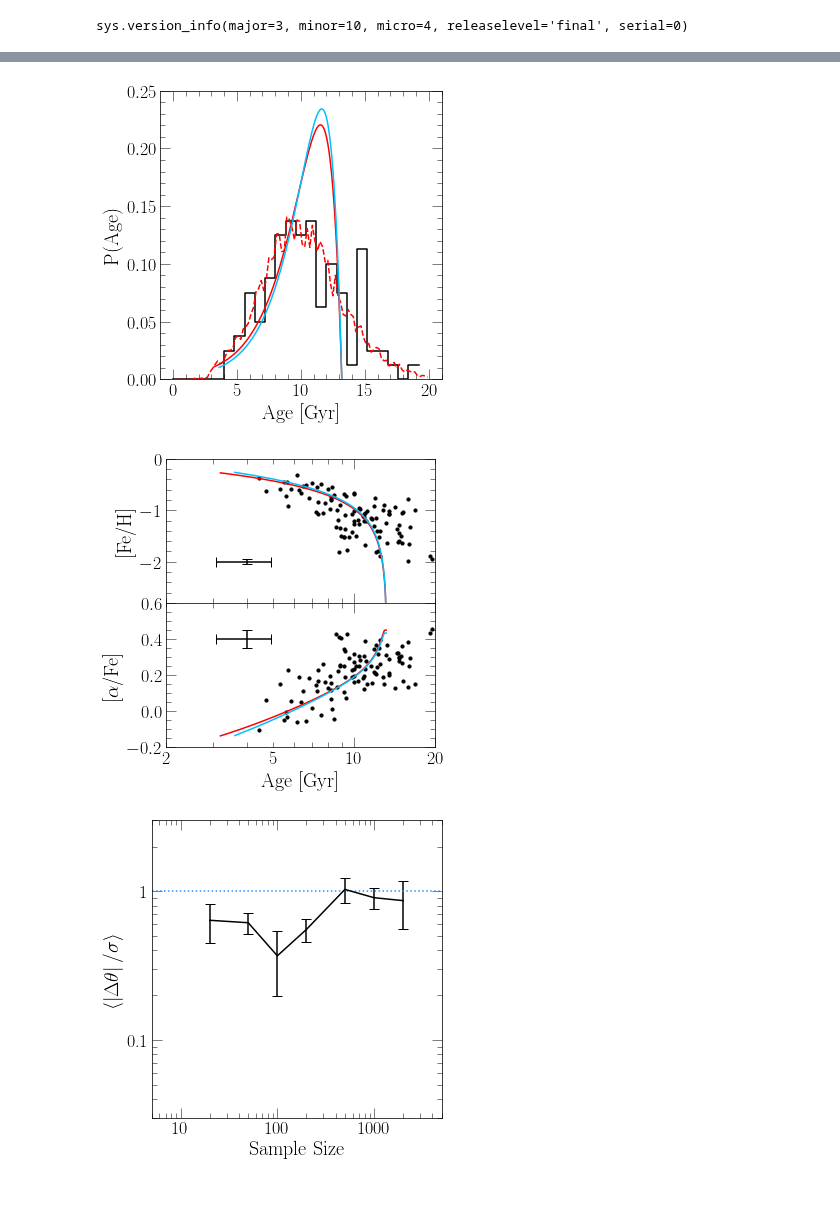
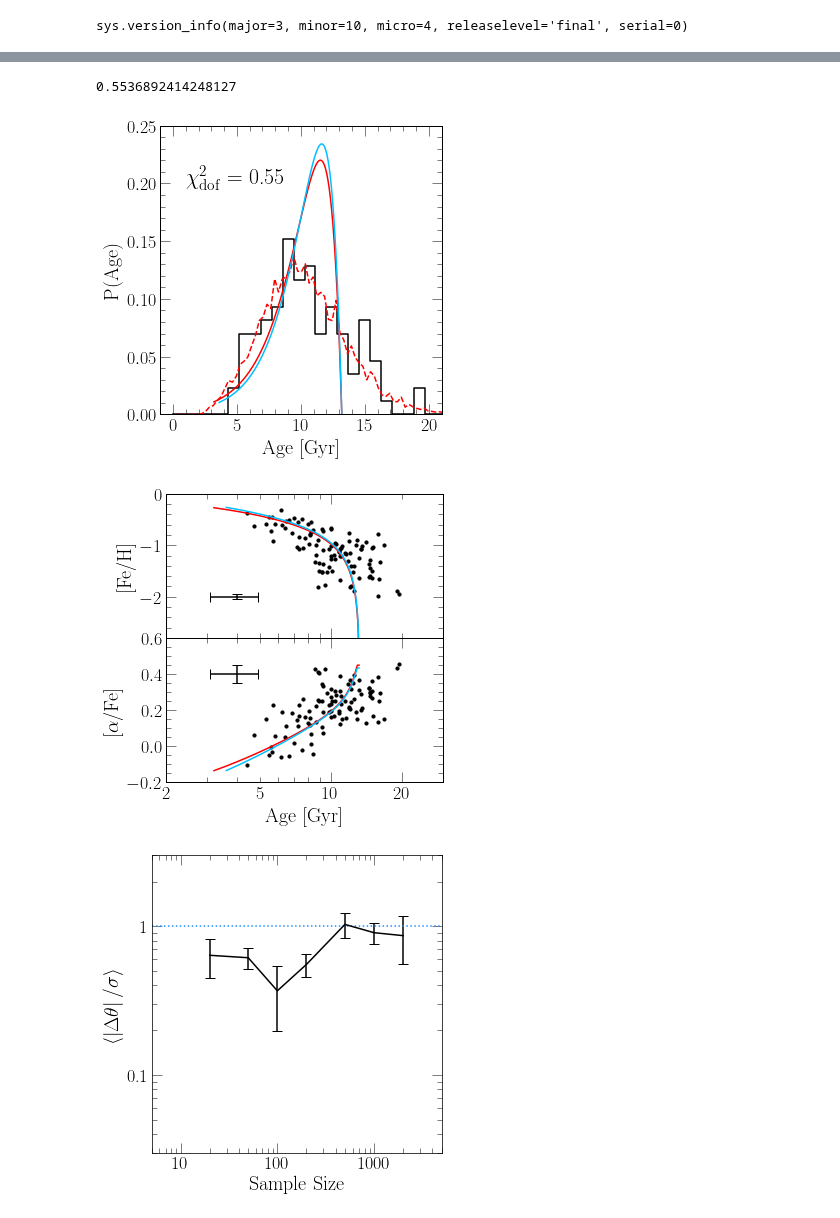
Before and after one commit to giganano/h3halo, a Jupyter notebook: notebooks/paperplots.ipynb, the cells around one changed output, grey strips where cells are left out. Drawn from its saved outputs; the diff is of its cells as text; code cells hidden in the pictures.

```diff
--- a/notebooks/paperplots.ipynb
+++ b/notebooks/paperplots.ipynb
@@ -136,3 +136,30 @@ plt.show()
+# %%
+cosmological_age = 13.2
+quantities = list(filter(lambda _: not _.endswith("_err"), mock.keys()))
+sub = vice.dataframe(mock.todict())
+sub["age"] = [m.log10(_) for _ in sub["age"]]
+sub["age_err"] = [0.1 if not m.isnan(_) else float("nan") for _ in sub["age"]]
+sample = np.array([sub[key] for key in quantities]).T
+errors = np.array([sub["%s_err" % (key)] for key in quantities]).T
+model = len(bfout.history["time"]) * [None]
+for i in range(len(model)):
+    model[i] = len(quantities) * [0.]
+    for j in range(len(quantities)):
+        if quantities[j] == "age":
+            model[i][j] = m.log10(bfout.history["lookback"][i] + cosmological_age - bf_duration)
+#             model[i][j] = bfout.history["lookback"][i] + cosmological_age - bf_duration
+        else:
+            model[i][j] = bfout.history[quantities[j]][i]
+model = model[1:] # chop off the -inf [Fe/H] predicted at t = 0
+weights = bfout.history["sfr"][1:]
+N = 0
+for i in range(len(sample)):
+    for j in range(len(sample[i])):
+        if not m.isnan(sample[i][j]): N += 1
+chisq = chisquared(sample, errors, model, weights)
+print(chisq / (N - 6))
+# %% [output]
+0.5536892414248127
 # %%
 fig = plt.figure()
 ax = fig.add_subplot(111)
@@ -143,8 +170,8 @@ ax.set_ylim([0, 0.25])
 # ax.set_yticks([0, 0.05, 0.1, 0.15, 0.2])
 
 kwargs = {
-    "bins": 25,
-    "range": [0, 20],
+    "bins": 35,
+    "range": [0, 30],
     "density": True
 }
 age_dist, age_bins = np.histogram(mock["age"], **kwargs)
@@ -162,7 +189,7 @@ with vice.output("../mocksamples/fiducial") as true:
     indeces = np.random.choice(list(range(len(sfrfrac))), p = sfrfrac, size = int(1e4))
     resampled = [diff + true.history["lookback"][indeces[_]] for _ in range(len(indeces))]
     resampled = [10**(m.log10(_) + np.random.normal(scale = 0.1)) for _ in resampled]
-    dist, bins = np.histogram(resampled, bins = 100, range = [0, 20], density = True)
+    dist, bins = np.histogram(resampled, bins = 100, range = [0, 30], density = True)
     xvals = [(a + b) / 2 for a, b in zip(bins[1:], bins[:-1])]
     ax.plot(xvals, dist, c = named_colors()["red"], linestyle = '--')
 
@@ -173,6 +200,8 @@ with vice.output("./bestfit") as bfout:
     yvals = [_ / norm for _ in bfout.history["sfr"]]
     ax.plot(xvals, yvals, c = named_colors()["deepskyblue"])
 
+ax.text(1, 0.20, r"$\chi^2_\text{dof}$ = 0.55", fontsize = 22)
+
 plt.tight_layout()
 for ext in ["pdf", "jpeg"]:
     kwargs = {}
@@ -180,14 +209,14 @@ for ext in ["pdf", "jpeg"]:
     plt.savefig("../paper/fiducial_mock_agedist.%s" % (ext), **kwargs)
 plt.show()
 # %% [output]
-[figure, old version]
+[figure, new version]
 # %%
 fig = plt.figure()
 top = fig.add_subplot(211)
 bottom = fig.add_subplot(212)
 for ax in [top, bottom]:
     ax.set_xscale("log")
-    ax.set_xlim([2, 20])
+    ax.set_xlim([2, 30])
 plt.setp(top.get_xticklabels(which = "both"), visible = False)
 bottom.xaxis.set_major_formatter(fsf("%g"))
 bottom.xaxis.set_minor_formatter(fsf("%g"))
@@ -210,34 +239,34 @@ bottom.scatter(mock["age"], mock["[o/fe]"], **kwargs)
 
 bottom.set_xticks(range(2, 10), [str(_) if _ == 2 or _ == 5 else "" for _ in range(2, 10)], minor = True)
 bottom.set_xticks([10, 20], minor = False)
 
 ageval = 4
 age_err = [[ageval - 10**(m.log10(ageval - 0.1 * ageval * m.log(10)))],
     [10**(m.log10(ageval + 0.1 * ageval * m.log(10))) - ageval]]
 bottom.errorbar(ageval, 0.4, xerr = age_err, yerr = 0.05, c = named_colors()["black"])
 top.errorbar(ageval, -2, xerr = age_err, yerr = 0.05, c = named_colors()["black"])
 
 with vice.output("../mocksamples/fiducial") as true:
     diff = 13.2 - true.history["time"][-1]
     xvals = [_ + diff for _ in true.history["lookback"]]
     top.plot(xvals, true.history["[fe/h]"], c = named_colors()["red"])
     bottom.plot(xvals, true.history["[o/fe]"], c = named_colors()["red"])
 
 with vice.output("./bestfit") as bfout:
     diff = 13.2 - bfout.history["time"][-1]
     xvals = [_ + diff for _ in bfout.history["lookback"]]
     top.plot(xvals, bfout.history["[fe/h]"], c = named_colors()["deepskyblue"])
     bottom.plot(xvals, bfout.history["[o/fe]"], c = named_colors()["deepskyblue"])
 
 plt.tight_layout()
 plt.subplots_adjust(hspace = 0, left = 0.2)
 for ext in ["pdf", "jpeg"]:
     kwargs = {}
     if ext == "jpeg": kwargs["dpi"] = 200
     plt.savefig("../paper/fiducial_mock_amr.%s" % (ext), **kwargs)
 plt.show()
 # %% [output]
-[figure, old version]
+[figure, new version]
 # %%
 true_values = [2, 10, 15, 10, 0.0008, 0.0011]
 # for each sample size, the re-derived value, +error, and -error, in that order
```
Also changed, not shown: parts of 7 cells of this notebook, 29 other files.
